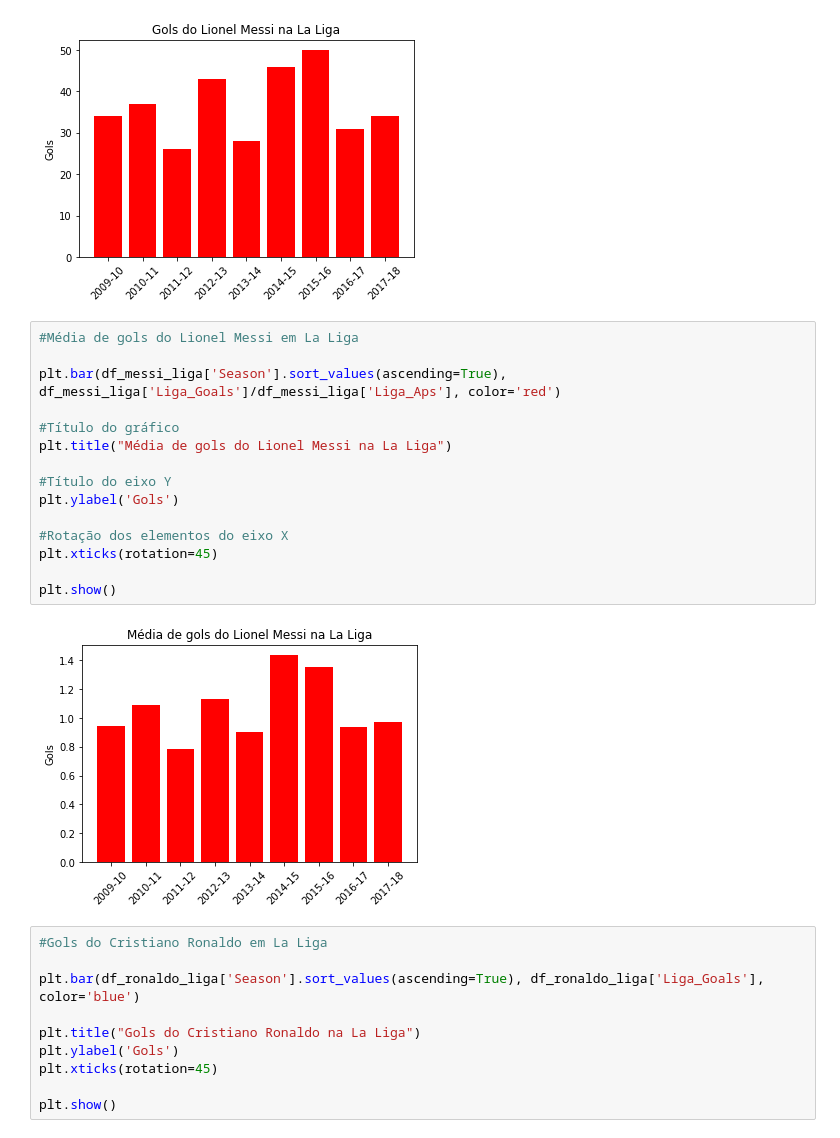
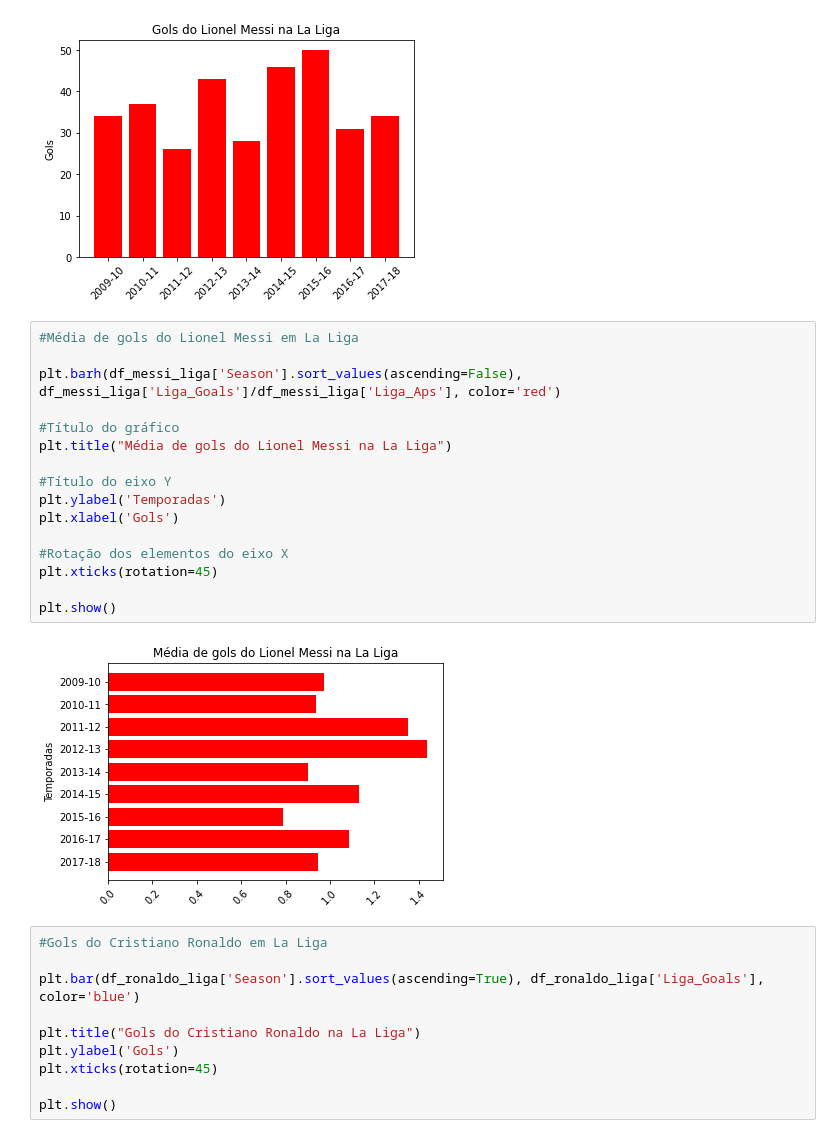
Before and after one commit to Marco87/Projects, a Jupyter notebook: Python/Projetos/MessiRonaldo/messironaldo_liga.ipynb, the cells around one changed output. Saved outputs shown, nothing was run; the diff lists cells and outputs as text.

```diff
--- a/Python/Projetos/MessiRonaldo/messironaldo_liga.ipynb
+++ b/Python/Projetos/MessiRonaldo/messironaldo_liga.ipynb
@@ -126,20 +126,21 @@ plt.show()
 # %%
 #Média de gols do Lionel Messi em La Liga
 
-plt.bar(df_messi_liga['Season'].sort_values(ascending=True), df_messi_liga['Liga_Goals']/df_messi_liga['Liga_Aps'], color='red')
+plt.barh(df_messi_liga['Season'].sort_values(ascending=False), df_messi_liga['Liga_Goals']/df_messi_liga['Liga_Aps'], color='red')
 
 #Título do gráfico
 plt.title("Média de gols do Lionel Messi na La Liga")
 
 #Título do eixo Y
-plt.ylabel('Gols')
+plt.ylabel('Temporadas')
+plt.xlabel('Gols')
 
 #Rotação dos elementos do eixo X
 plt.xticks(rotation=45)
 
 plt.show()
 # %% [output]
-[figure, old version]
+[figure, new version]
 # %%
 #Gols do Cristiano Ronaldo em La Liga
 
```
Also changed, not shown: parts of 1 cell of this notebook.
